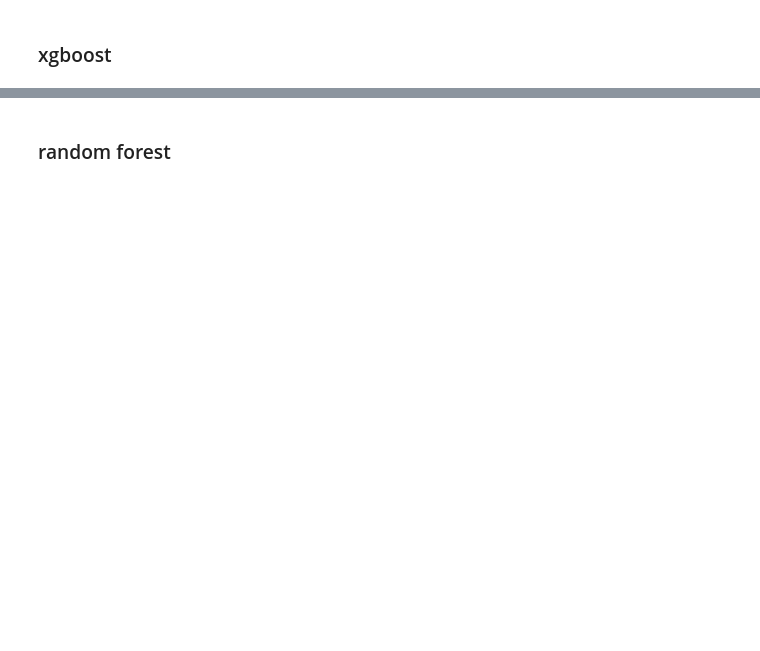
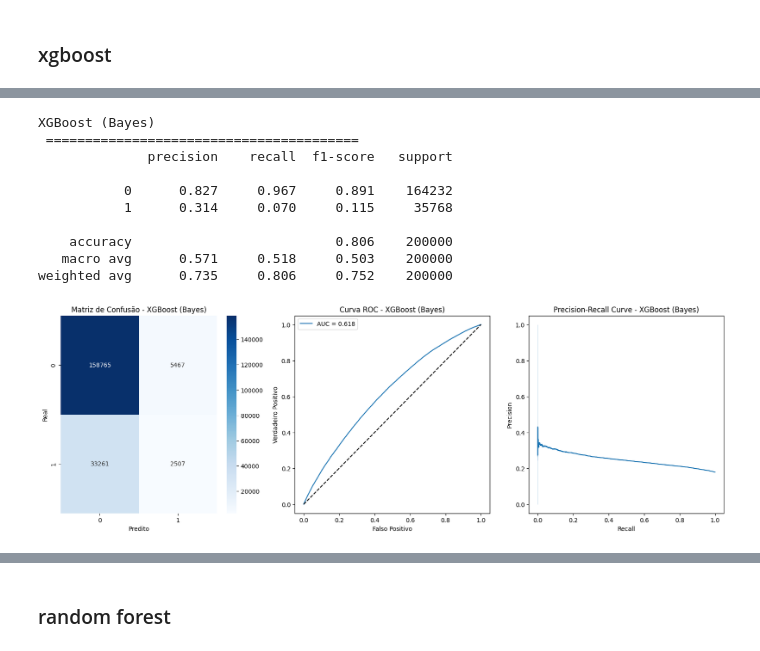
Before and after one commit to hermes-augusto/dsx-mack-model-ibm-hr, a Jupyter notebook: notebooks/modelagem1.ipynb, the cells around one changed output, grey strips where cells are left out. Cells and saved outputs as stored; diff of their text form; code cells hidden in the pictures; blank space fills up the shorter version.

```diff
--- a/notebooks/modelagem1.ipynb
+++ b/notebooks/modelagem1.ipynb
@@ -465,0 +606,20 @@ weighted avg      0.746     0.820     0.743    200000
+# %%
+from skopt import BayesSearchCV
+
+search_spaces_xgb = {
+    'n_estimators': (100, 300),
+    'max_depth': (3, 10),
+    'learning_rate': (0.01, 0.3, 'log-uniform'),
+    'subsample': (0.8, 1.0)
+}
+opt_xgb = BayesSearchCV(
+    estimator=xgb.XGBClassifier(use_label_encoder=False, eval_metric='logloss', random_state=42),
+    search_spaces=search_spaces_xgb,
+    n_iter=20,
+    scoring='f1',
+    cv=3,
+    n_jobs=-1,
+    random_state=42
+)
+opt_xgb.fit(X_train_scaled, y_train)
+print("BayesSearchCV XGB:", opt_xgb.best_params_)
@@ -465,0 +645,14 @@ weighted avg      0.746     0.820     0.743    200000
+# %%
+avaliar_modelo(opt_xgb.best_estimator_, X_train_scaled, X_test_scaled, y_train, y_test, nome='XGBoost (Bayes)')
+# %% [output]
+XGBoost (Bayes)
+ ========================================
+              precision    recall  f1-score   support
+
+           0      0.827     0.967     0.891    164232
+           1      0.314     0.070     0.115     35768
+
+    accuracy                          0.806    200000
+   macro avg      0.571     0.518     0.503    200000
+weighted avg      0.735     0.806     0.752    200000
+[figure, added]
```
Also changed, not shown: parts of 114 cells of this notebook, 2 other files.
